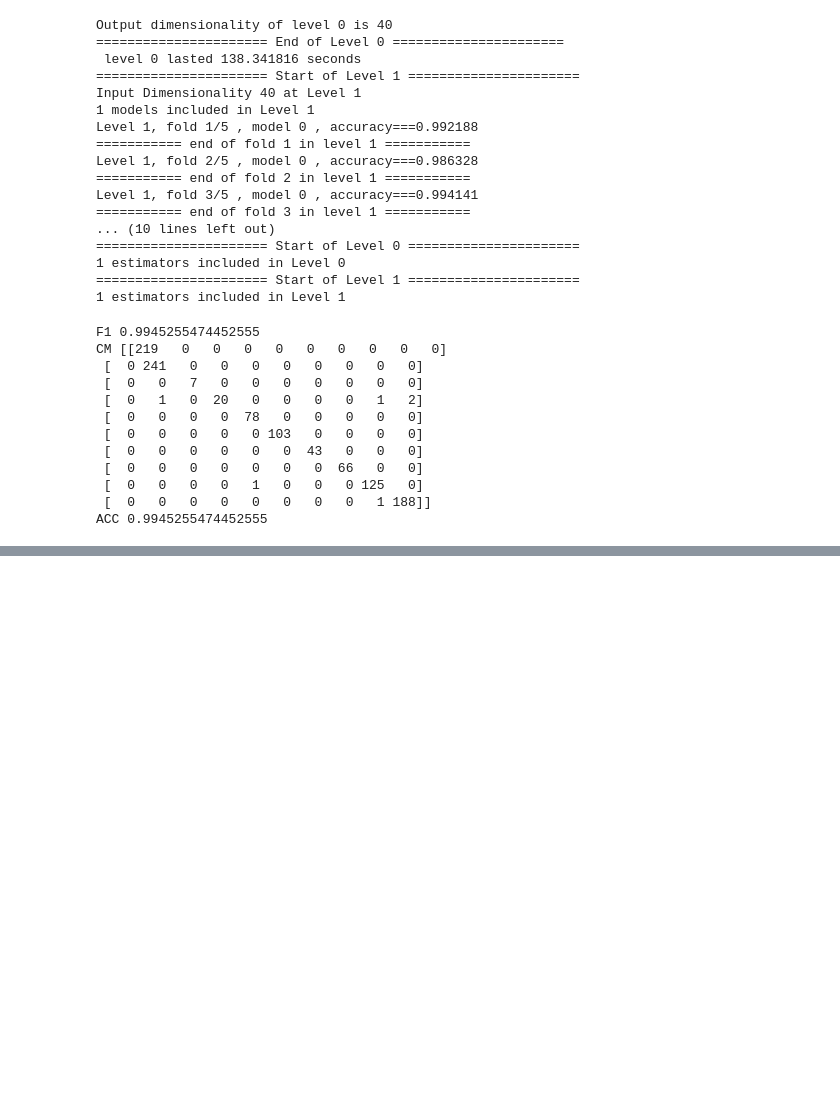
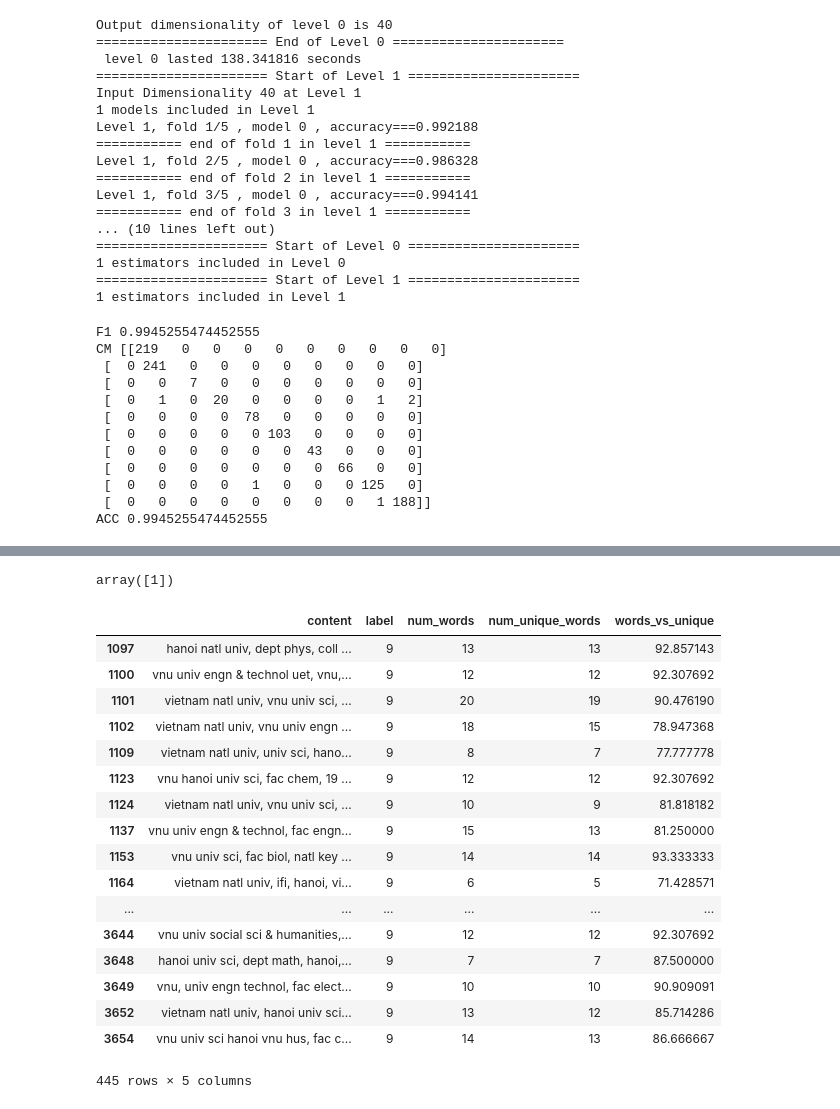
Before and after one commit to kietdinh/vcgate, a Jupyter notebook: vcgate.ipynb, the cells around one changed output, grey strips where cells are left out. Cells and saved outputs as stored; diff of their text form; code cells hidden in the pictures; blank space fills up the shorter version.

```diff
--- a/vcgate.ipynb
+++ b/vcgate.ipynb
@@ -307,0 +308,25 @@ encode_rev[label[0]]
+# %%
+label
+# %% [output]
+array([1])
+# %%
+train[train['label'] == 9]
+# %% [output]
+|  | content | label | num_words | num_unique_words | words_vs_unique |
+| 1097 | hanoi natl univ, dept phys, coll ... | 9 | 13 | 13 | 92.857143 |
+| 1100 | vnu univ engn & technol uet, vnu,... | 9 | 12 | 12 | 92.307692 |
+| 1101 | vietnam natl univ, vnu univ sci, ... | 9 | 20 | 19 | 90.476190 |
+| 1102 | vietnam natl univ, vnu univ engn ... | 9 | 18 | 15 | 78.947368 |
+| 1109 | vietnam natl univ, univ sci, hano... | 9 | 8 | 7 | 77.777778 |
+| 1123 | vnu hanoi univ sci, fac chem, 19 ... | 9 | 12 | 12 | 92.307692 |
+| 1124 | vietnam natl univ, vnu univ sci, ... | 9 | 10 | 9 | 81.818182 |
+| 1137 | vnu univ engn & technol, fac engn... | 9 | 15 | 13 | 81.250000 |
+| 1153 | vnu univ sci, fac biol, natl key ... | 9 | 14 | 14 | 93.333333 |
+| 1164 | vietnam natl univ, ifi, hanoi, vi... | 9 | 6 | 5 | 71.428571 |
+| ... | ... | ... | ... | ... | ... |
+| 3644 | vnu univ social sci & humanities,... | 9 | 12 | 12 | 92.307692 |
+| 3648 | hanoi univ sci, dept math, hanoi,... | 9 | 7 | 7 | 87.500000 |
+| 3649 | vnu, univ engn technol, fac elect... | 9 | 10 | 10 | 90.909091 |
+| 3652 | vietnam natl univ, hanoi univ sci... | 9 | 13 | 12 | 85.714286 |
+| 3654 | vnu univ sci hanoi vnu hus, fac c... | 9 | 14 | 13 | 86.666667 |
+445 rows × 5 columns
```
Also changed, not shown: parts of 9 cells of this notebook, 4 other files.
